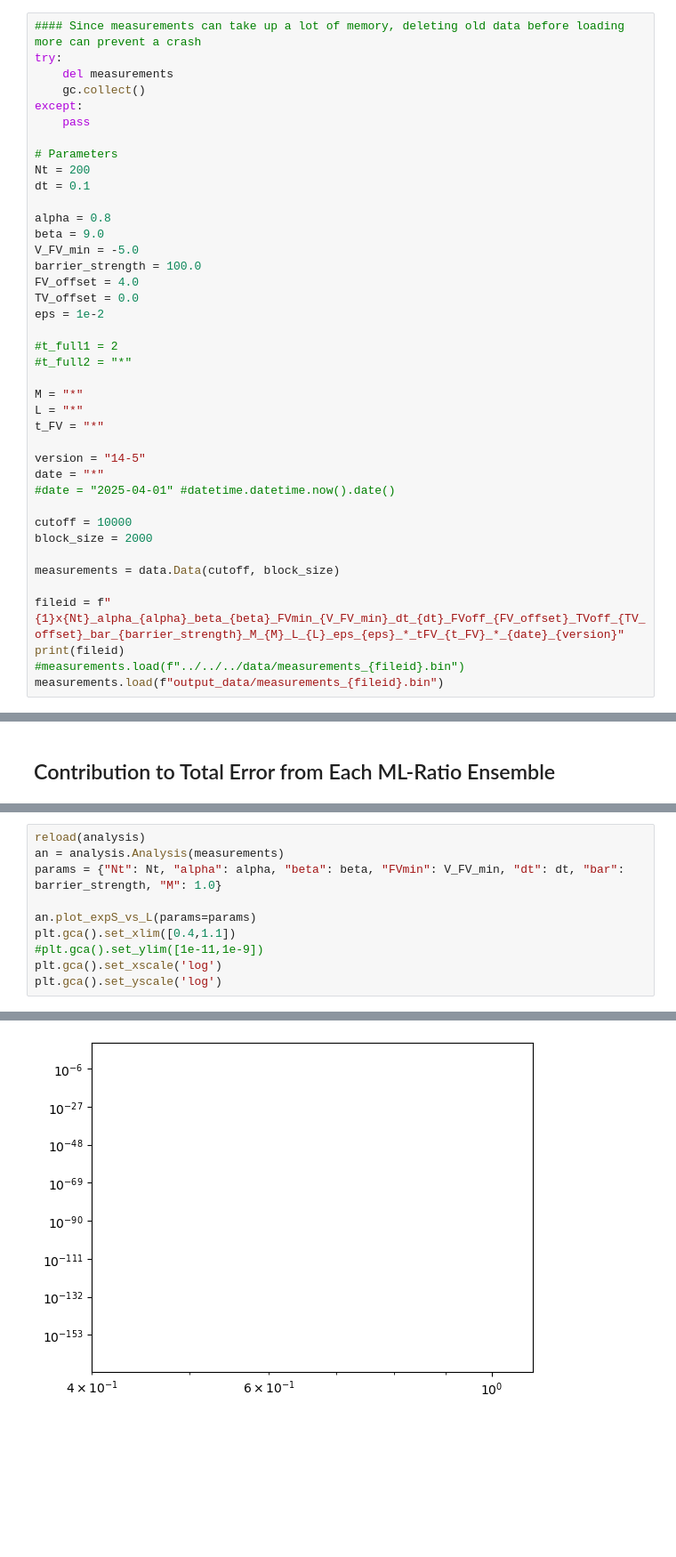
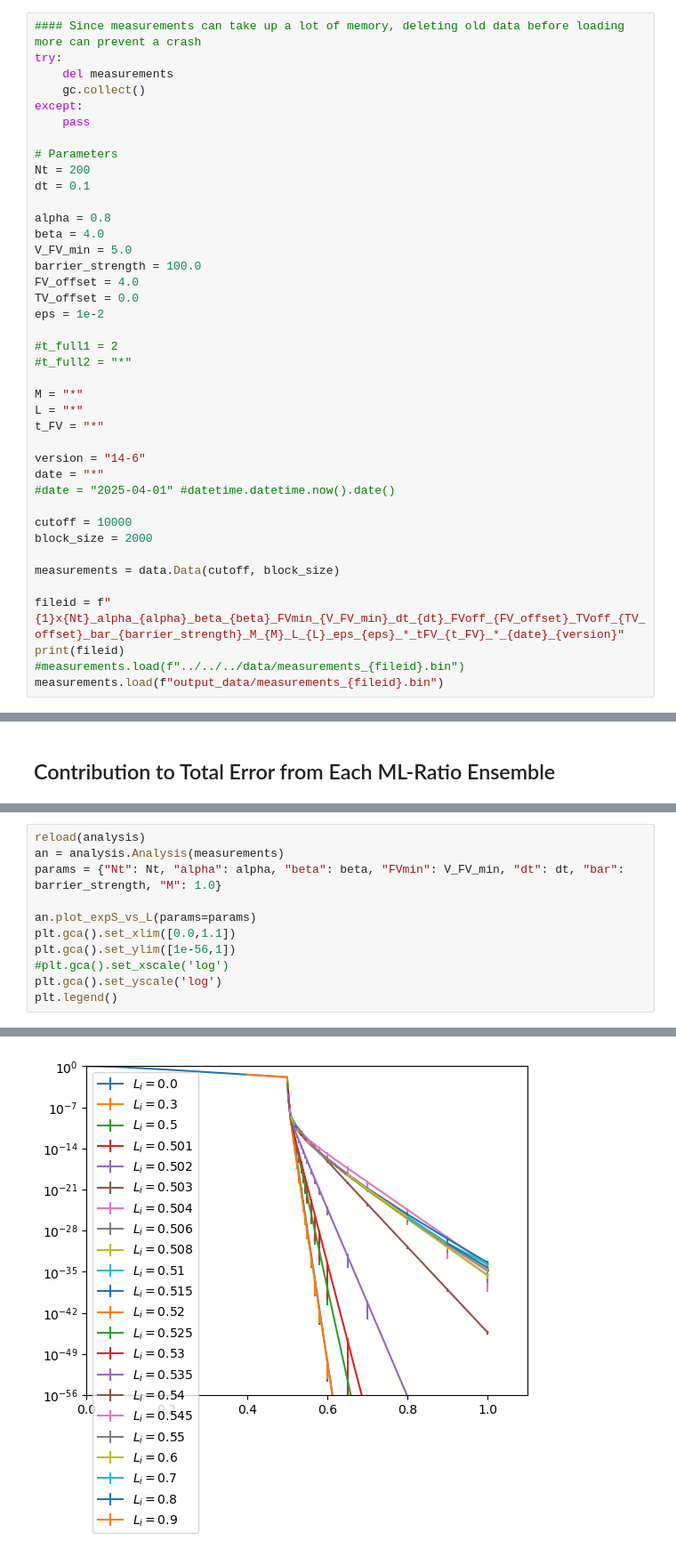
Before and after one commit to jinluchang/Qlattice, a Jupyter notebook: applications/false-vacuum-decay/error_analysis.ipynb, the cells around one changed output, grey strips where cells are left out. Shown at 89% size. Cells and saved outputs as stored; diff of their text form; blank space fills up the shorter version.

```diff
--- a/applications/false-vacuum-decay/error_analysis.ipynb
+++ b/applications/false-vacuum-decay/error_analysis.ipynb
@@ -24,8 +24,8 @@ Nt = 200
 dt = 0.1
 
 alpha = 0.8
-beta = 9.0
-V_FV_min = -5.0
+beta = 4.0
+V_FV_min = 5.0
 barrier_strength = 100.0
 FV_offset = 4.0
 TV_offset = 0.0
@@ -38,7 +38,7 @@ M = "*"
 L = "*"
 t_FV = "*"
 
-version = "14-5"
+version = "14-6"
 date = "*"
 #date = "2025-04-01" #datetime.datetime.now().date()
 
@@ -415,8 +392,9 @@ an = analysis.Analysis(measurements)
 params = {"Nt": Nt, "alpha": alpha, "beta": beta, "FVmin": V_FV_min, "dt": dt, "bar": barrier_strength, "M": 1.0}
 
 an.plot_expS_vs_L(params=params)
-plt.gca().set_xlim([0.4,1.1])
-#plt.gca().set_ylim([1e-11,1e-9])
-plt.gca().set_xscale('log')
+plt.gca().set_xlim([0.0,1.1])
+plt.gca().set_ylim([1e-56,1])
+#plt.gca().set_xscale('log')
 plt.gca().set_yscale('log')
+plt.legend()
 # %% [output]
@@ -442,4 +419,4 @@ output_data/measurements_1x200_alpha_0.8_beta_9.0_FVmin_-5.0_dt_0.1_FVoff_4.0_TV
-[figure, old version]
+[figure, new version]
 # %%
 reload(analysis)
 an = analysis.Analysis(measurements)
```
Also changed, not shown: parts of 16 cells of this notebook.
